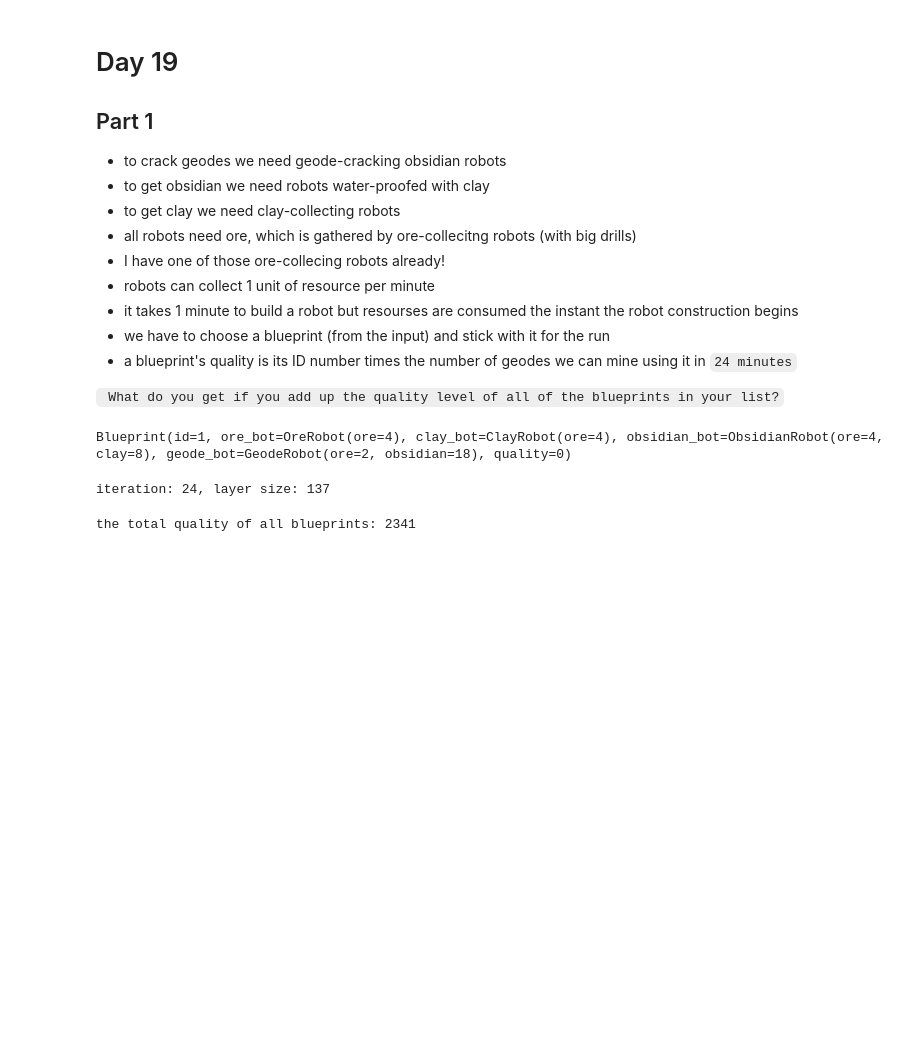
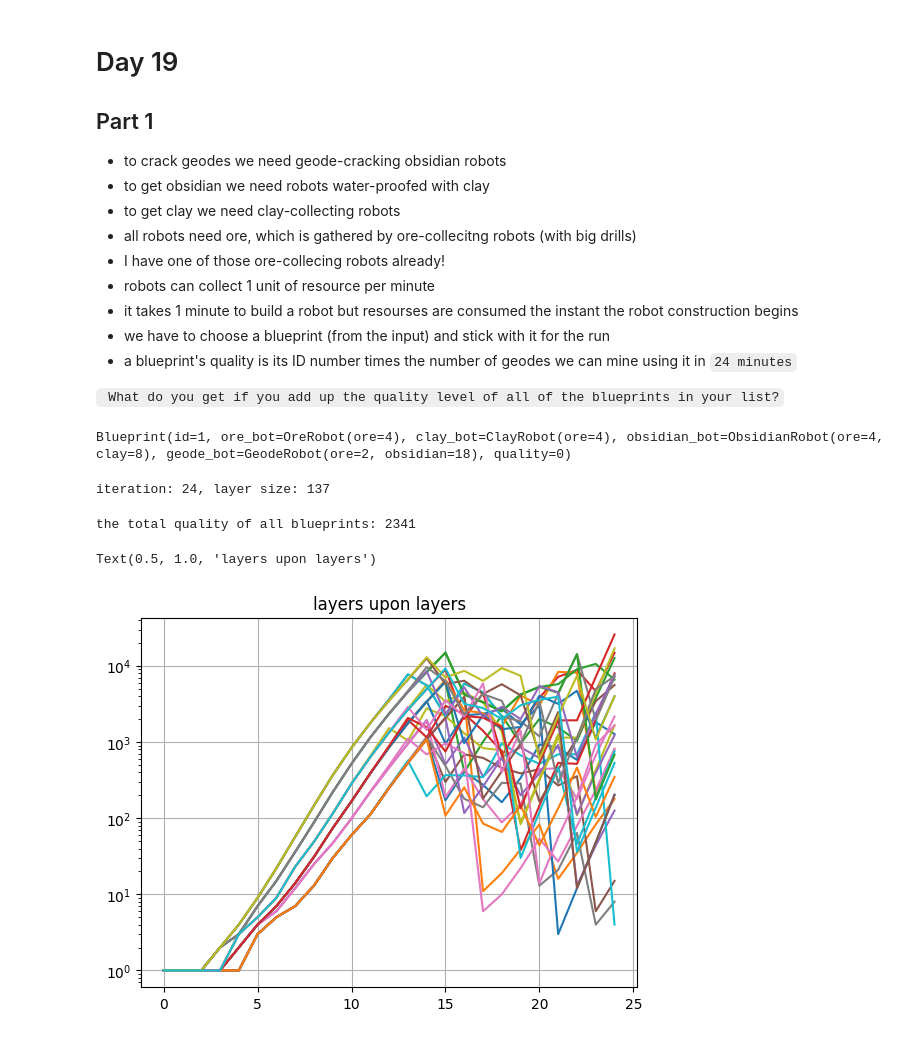
Before and after one commit to nouseforkeys/advent_of_code_22, a Jupyter notebook: day_19.ipynb, the cells around one changed output. Cells and saved outputs as stored; diff of their text form; code cells hidden in the pictures; blank space fills up the shorter version.

Commit message:
added a nice plot of day 19's layer lengths

```diff
--- a/day_19.ipynb
+++ b/day_19.ipynb
@@ -242,8 +243,11 @@ def get_layers(
         layers.append(new_layer)
     return [[State(*state) for state in layer] for layer in layers]
 # %%
+blueprint_layers = []
+
 for blueprint in blueprints:
     layers = get_layers(start, blueprint, 24)
+    blueprint_layers.append(layers)
     max_geodes = max([state.geodes for state in layers[-1]])
     blueprint.quality = max_geodes * blueprint.id
 # %% [output]
@@ -254,3 +258,15 @@ total_quality = sum([blueprint.quality for blueprint in blueprints])
 print(f'the total quality of all blueprints: {total_quality}')
 # %% [output]
 the total quality of all blueprints: 2341
+# %%
+fig, ax = plt.subplots()
+for layers in blueprint_layers:
+    ax.semilogy(
+        list(range(24 + 1)),
+        [len(layer) for layer in layers]
+    )
+ax.grid('ON')
+ax.set_title('layers upon layers')
+# %% [output]
+Text(0.5, 1.0, 'layers upon layers')
+[figure, added]
```
Also changed, not shown: parts of 1 cell of this notebook.
